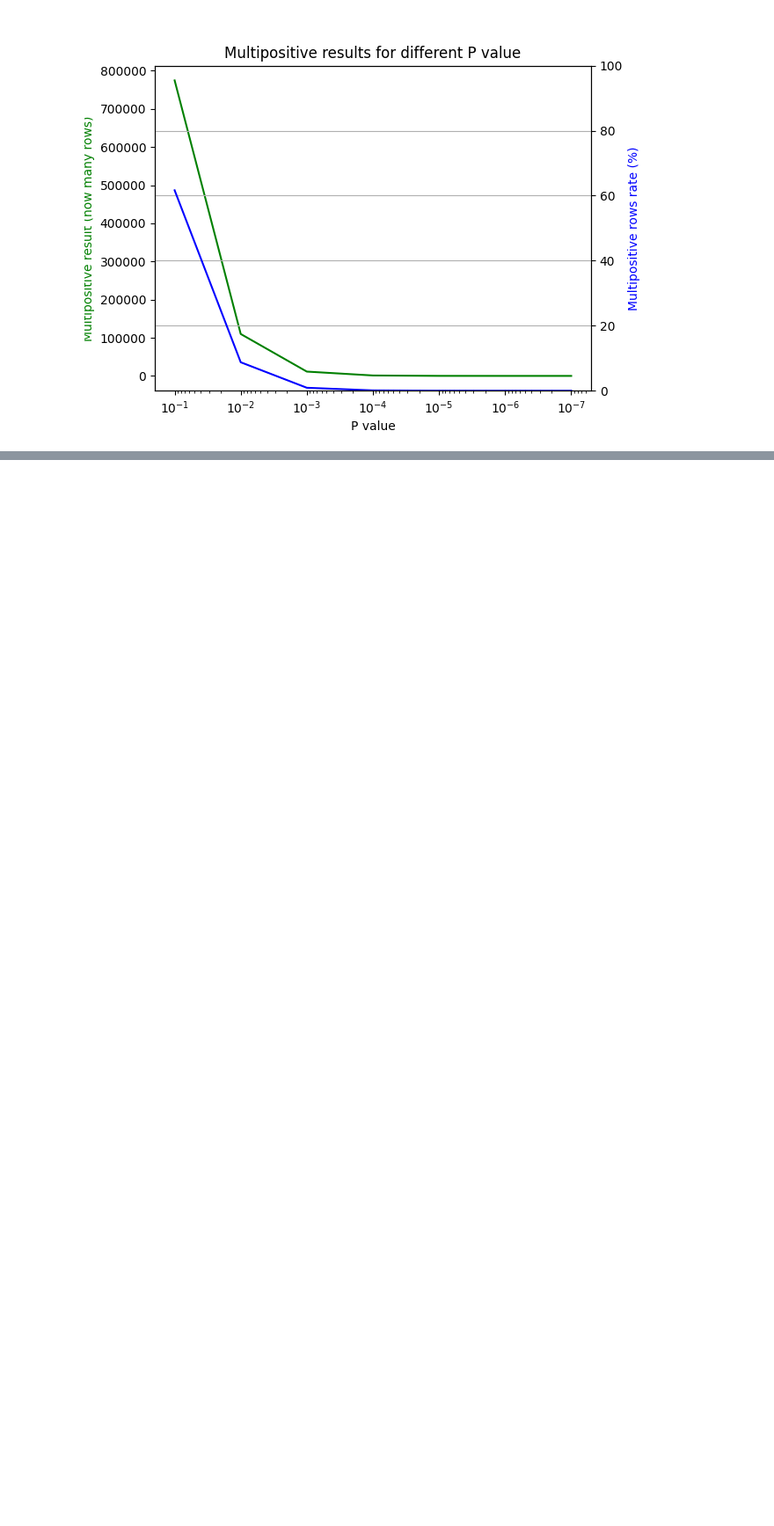
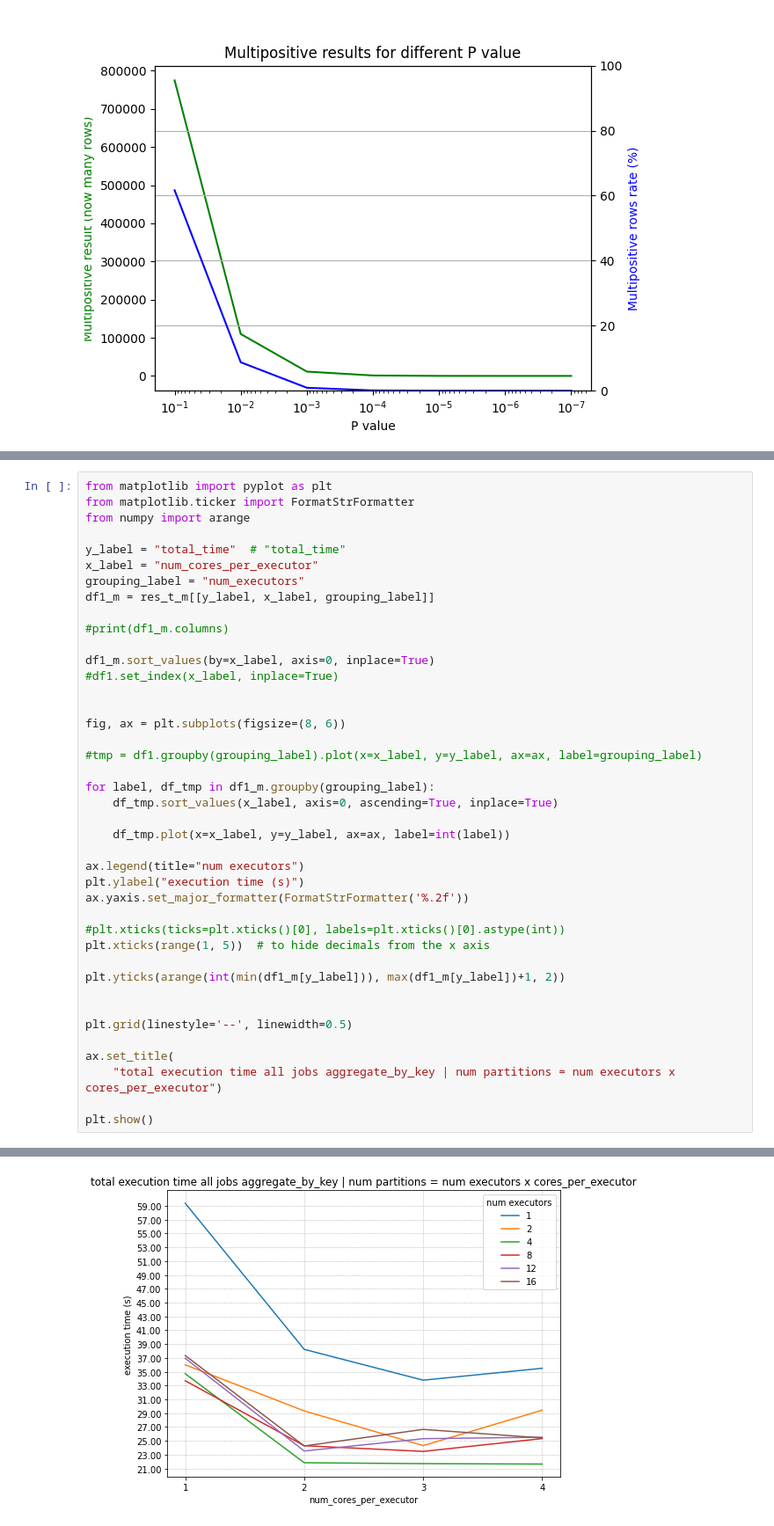
Before and after one commit to Ruggero1912/mapreduce-bloom-filters, a Jupyter notebook: ipynb-for-plots/plots.ipynb, the cells around one changed output, grey strips where cells are left out. Shown at 88% size. Drawn from its saved outputs; the diff is of its cells as text; blank space fills up the shorter version.

```diff
--- a/ipynb-for-plots/plots.ipynb
+++ b/ipynb-for-plots/plots.ipynb
@@ -414,0 +503,42 @@ See the caveats in the documentation: https://pandas.pydata.org/pandas-docs/stab
+# %%
+from matplotlib import pyplot as plt
+from matplotlib.ticker import FormatStrFormatter
+from numpy import arange
+
+y_label = "total_time"  # "total_time"
+x_label = "num_cores_per_executor"
+grouping_label = "num_executors"
+df1_m = res_t_m[[y_label, x_label, grouping_label]]
+
+#print(df1_m.columns)
+
+df1_m.sort_values(by=x_label, axis=0, inplace=True)
+#df1.set_index(x_label, inplace=True)
+
+
+fig, ax = plt.subplots(figsize=(8, 6))
+
+#tmp = df1.groupby(grouping_label).plot(x=x_label, y=y_label, ax=ax, label=grouping_label)
+
+for label, df_tmp in df1_m.groupby(grouping_label):
+    df_tmp.sort_values(x_label, axis=0, ascending=True, inplace=True)
+
+    df_tmp.plot(x=x_label, y=y_label, ax=ax, label=int(label))
+
+ax.legend(title="num executors")
+plt.ylabel("execution time (s)")
+ax.yaxis.set_major_formatter(FormatStrFormatter('%.2f'))
+
+#plt.xticks(ticks=plt.xticks()[0], labels=plt.xticks()[0].astype(int))
+plt.xticks(range(1, 5))  # to hide decimals from the x axis
+
+plt.yticks(arange(int(min(df1_m[y_label])), max(df1_m[y_label])+1, 2))
+
+
+plt.grid(linestyle='--', linewidth=0.5)
+
+ax.set_title(
+    "total execution time all jobs aggregate_by_key | num partitions = num executors x cores_per_executor")
+
+plt.show()
+# %% [output]
@@ -414,0 +549 @@ See the caveats in the documentation: https://pandas.pydata.org/pandas-docs/stab
+[figure, added]
```
Also changed, not shown: parts of 8 cells of this notebook, 4 other files.
